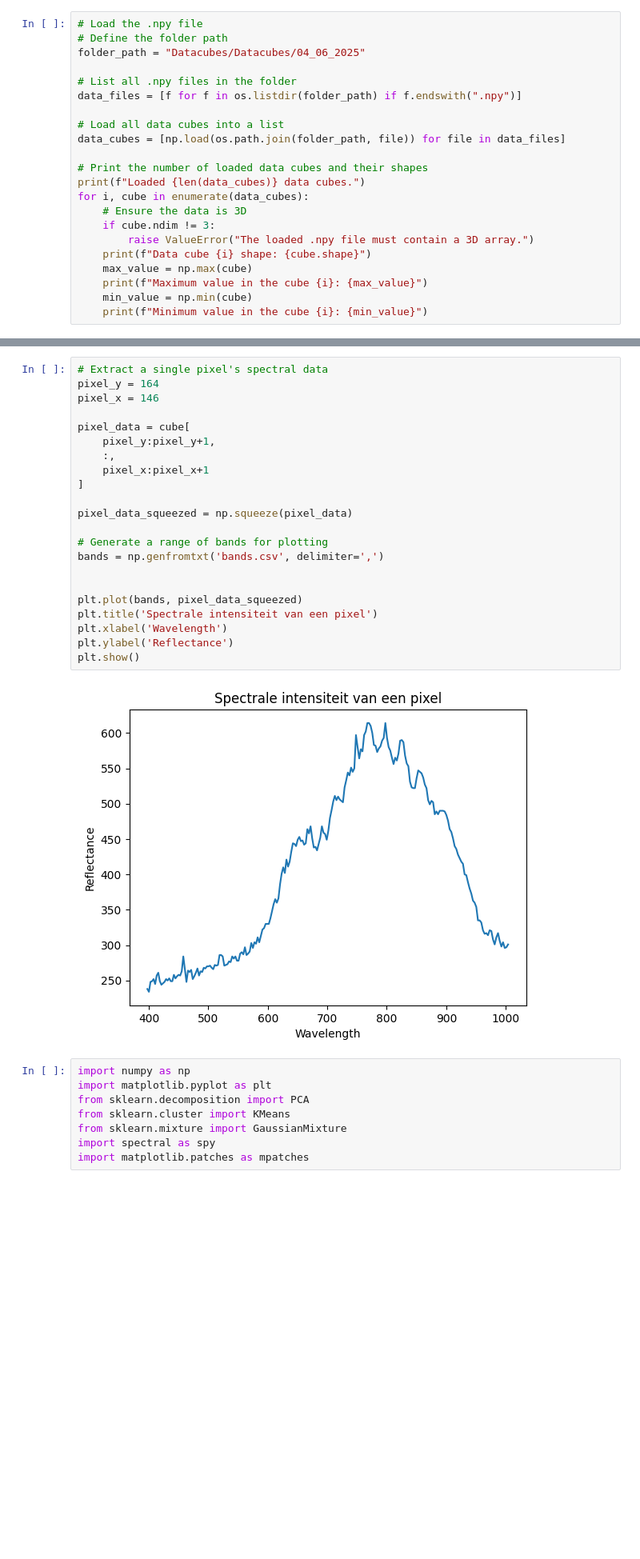
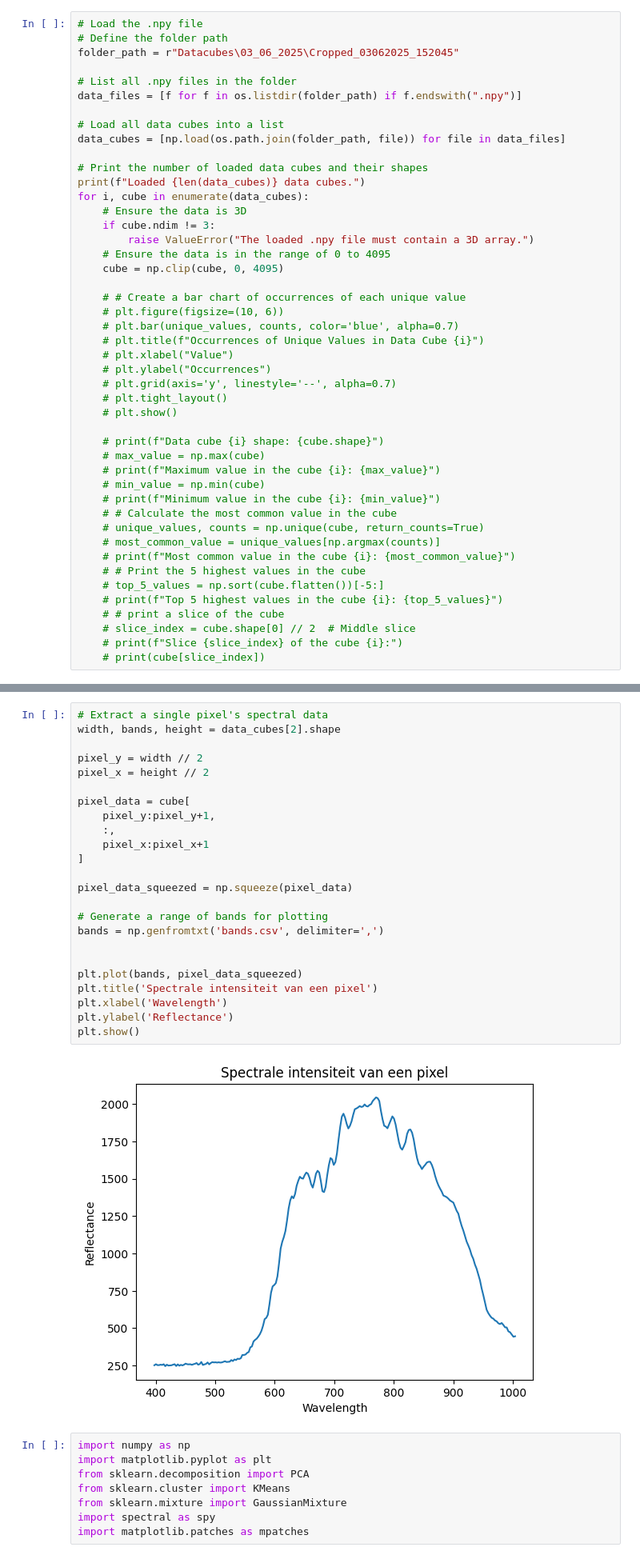
Before and after one commit to Hezengin/HSI-Sortingsystem, a Jupyter notebook: hsi_data_analysis.ipynb, the cells around one changed output, grey strips where cells are left out. Shown: that part at 80% size. Saved outputs shown, nothing was run; the diff lists cells and outputs as text; blank space fills up the shorter version.

```diff
--- a/hsi_data_analysis.ipynb
+++ b/hsi_data_analysis.ipynb
@@ -5,7 +6,7 @@ import cv2 as cv
 # %%
 # Load the .npy file
 # Define the folder path
-folder_path = "Datacubes/Datacubes/04_06_2025"
+folder_path = r"Datacubes\03_06_2025\Cropped_03062025_152045"
 
 # List all .npy files in the folder
 data_files = [f for f in os.listdir(folder_path) if f.endswith(".npy")]
@@ -19,9 +20,33 @@ for i, cube in enumerate(data_cubes):
     # Ensure the data is 3D
     if cube.ndim != 3:
         raise ValueError("The loaded .npy file must contain a 3D array.")
-    print(f"Data cube {i} shape: {cube.shape}")
-    max_value = np.max(cube)
-    print(f"Maximum value in the cube {i}: {max_value}")
-    min_value = np.min(cube)
-    print(f"Minimum value in the cube {i}: {min_value}")
+    # Ensure the data is in the range of 0 to 4095
+    cube = np.clip(cube, 0, 4095)
+
+    # # Create a bar chart of occurrences of each unique value
+    # plt.figure(figsize=(10, 6))
+    # plt.bar(unique_values, counts, color='blue', alpha=0.7)
+    # plt.title(f"Occurrences of Unique Values in Data Cube {i}")
+    # plt.xlabel("Value")
+    # plt.ylabel("Occurrences")
+    # plt.grid(axis='y', linestyle='--', alpha=0.7)
+    # plt.tight_layout()
+    # plt.show()
+
+    # print(f"Data cube {i} shape: {cube.shape}")
+    # max_value = np.max(cube)
+    # print(f"Maximum value in the cube {i}: {max_value}")
+    # min_value = np.min(cube)
+    # print(f"Minimum value in the cube {i}: {min_value}")
+    # # Calculate the most common value in the cube
+    # unique_values, counts = np.unique(cube, return_counts=True)
+    # most_common_value = unique_values[np.argmax(counts)]
+    # print(f"Most common value in the cube {i}: {most_common_value}")
+    # # Print the 5 highest values in the cube
+    # top_5_values = np.sort(cube.flatten())[-5:]
+    # print(f"Top 5 highest values in the cube {i}: {top_5_values}")
+    # # print a slice of the cube
+    # slice_index = cube.shape[0] // 2  # Middle slice
+    # print(f"Slice {slice_index} of the cube {i}:")
+    # print(cube[slice_index])
 # %% [output]
@@ -38,27 +54,29 @@ Minimum value in the cube 2: 16
 # %%
 # Extract a single pixel's spectral data
-pixel_y = 164
-pixel_x = 146
+width, bands, height = data_cubes[2].shape
+
+pixel_y = width // 2
+pixel_x = height // 2
 
 pixel_data = cube[
     pixel_y:pixel_y+1,
     :,
     pixel_x:pixel_x+1
 ]
 
 pixel_data_squeezed = np.squeeze(pixel_data)
 
 # Generate a range of bands for plotting
 bands = np.genfromtxt('bands.csv', delimiter=',')
 
 
 plt.plot(bands, pixel_data_squeezed)
 plt.title('Spectrale intensiteit van een pixel')
 plt.xlabel('Wavelength')
 plt.ylabel('Reflectance')
 plt.show()
 # %% [output]
-[figure, old version]
+[figure, new version]
 # %%
 import numpy as np
 import matplotlib.pyplot as plt
```
Also changed, not shown: parts of 7 cells of this notebook.
